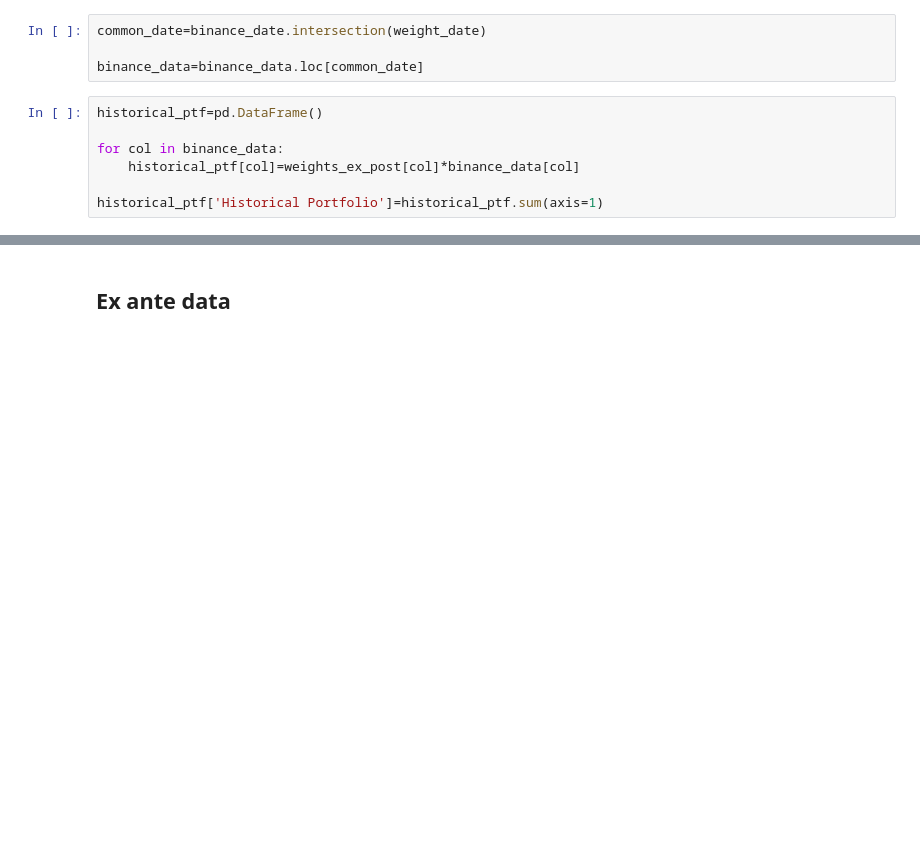
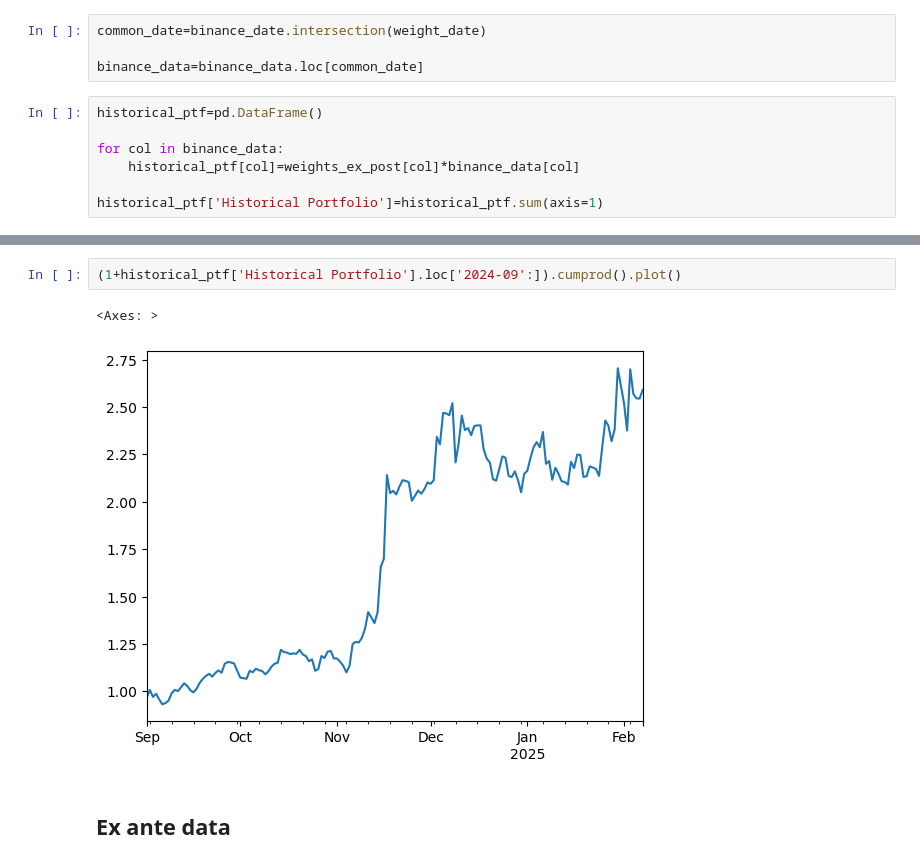
Before and after one commit to niroojane/Risk-Management, a Jupyter notebook: Prod.ipynb, the cells around one changed output, grey strips where cells are left out. Drawn from its saved outputs; the diff is of its cells as text; blank space fills up the shorter version.

```diff
--- a/Prod.ipynb
+++ b/Prod.ipynb
@@ -320,3 +320,8 @@ historical_ptf['Historical Portfolio']=historical_ptf.sum(axis=1)
+# %%
+(1+historical_ptf['Historical Portfolio'].loc['2024-09':]).cumprod().plot()
+# %% [output]
+<Axes: >
+[figure, added]
 # %% [markdown]
 ## Ex ante data
 # %%
```
Also changed, not shown: parts of 73 cells of this notebook, 3 other files.
